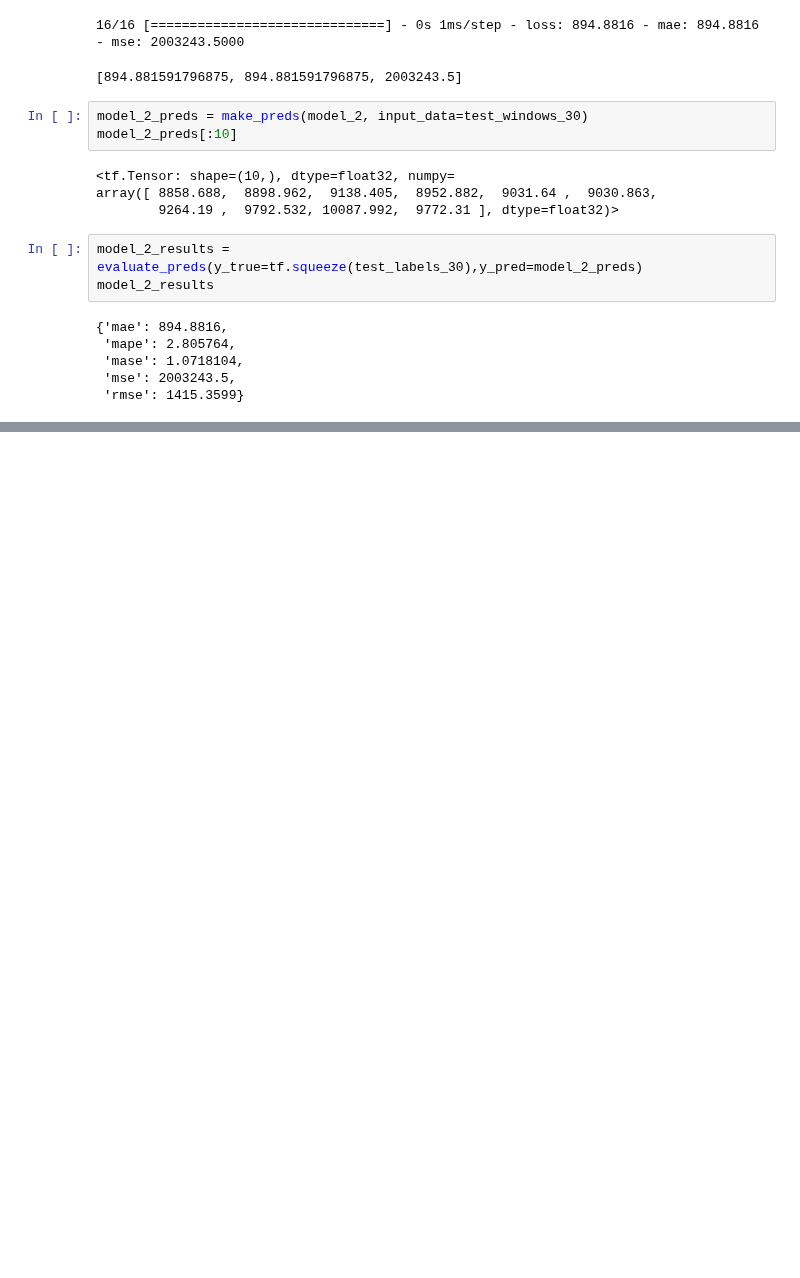
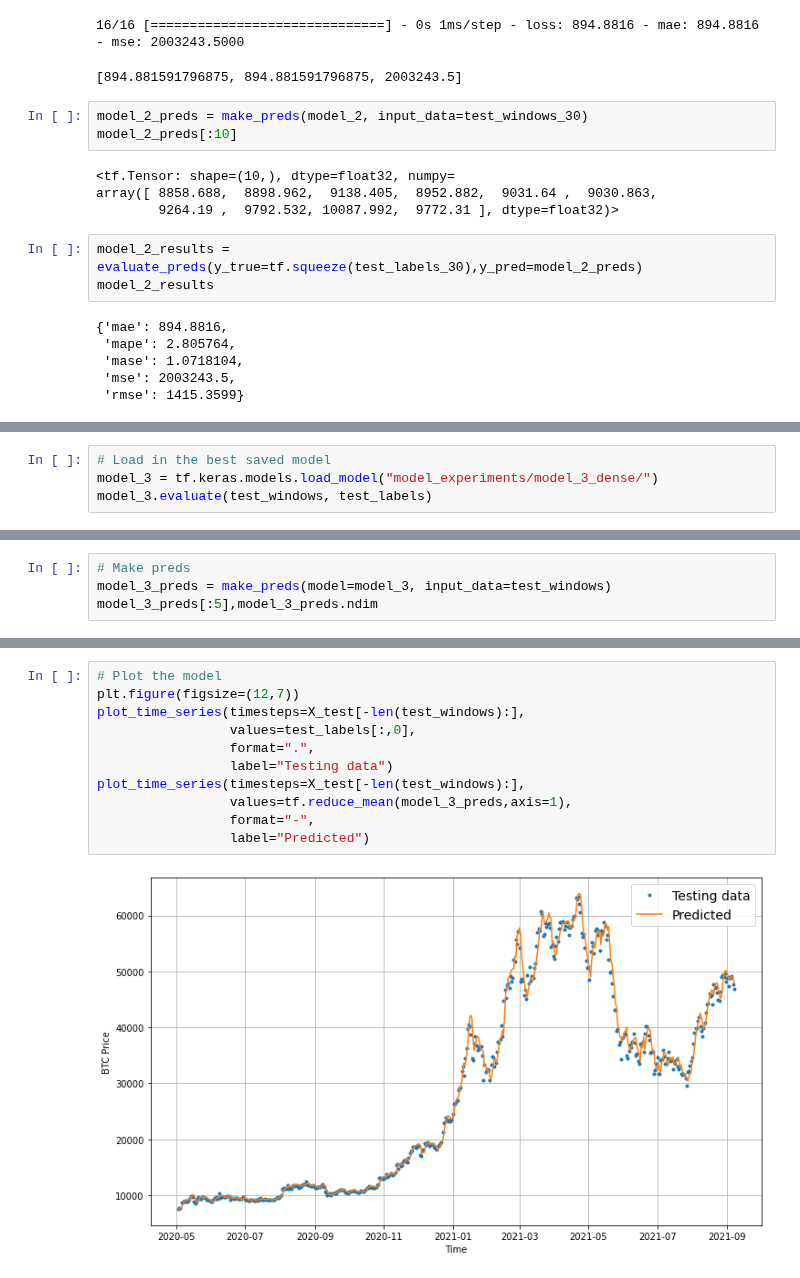
Before and after one commit to imran9891/TensorFlow, a Jupyter notebook: 10_time_series_forecasing_with_tensorflow.ipynb, the cells around one changed output, grey strips where cells are left out. Saved outputs shown, nothing was run; the diff lists cells and outputs as text; blank space fills up the shorter version.

```diff
--- a/10_time_series_forecasing_with_tensorflow.ipynb
+++ b/10_time_series_forecasing_with_tensorflow.ipynb
@@ -808,0 +889,4 @@ plot_time_series(timesteps=X_test[-len(test_windows_30):],
+# %%
+# Load in the best saved model
+model_3 = tf.keras.models.load_model("model_experiments/model_3_dense/")
+model_3.evaluate(test_windows, test_labels)
@@ -808,0 +896,4 @@ plot_time_series(timesteps=X_test[-len(test_windows_30):],
+# %%
+# Make preds
+model_3_preds = make_preds(model=model_3, input_data=test_windows)
+model_3_preds[:5],model_3_preds.ndim
@@ -808,0 +948,13 @@ plot_time_series(timesteps=X_test[-len(test_windows_30):],
+# %%
+# Plot the model
+plt.figure(figsize=(12,7))
+plot_time_series(timesteps=X_test[-len(test_windows):],
+                 values=test_labels[:,0],
+                 format=".",
+                 label="Testing data")
+plot_time_series(timesteps=X_test[-len(test_windows):],
+                 values=tf.reduce_mean(model_3_preds,axis=1),
+                 format="-",
+                 label="Predicted")
+# %% [output]
+[figure, added]
```
Also changed, not shown: parts of 41 cells of this notebook.
